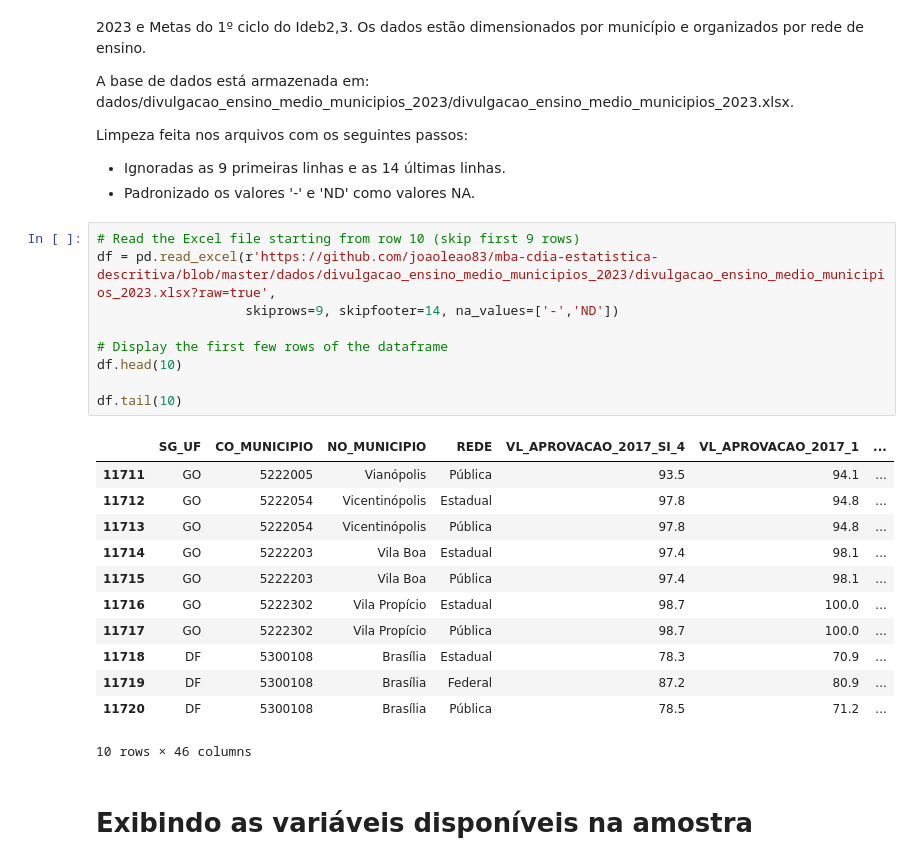
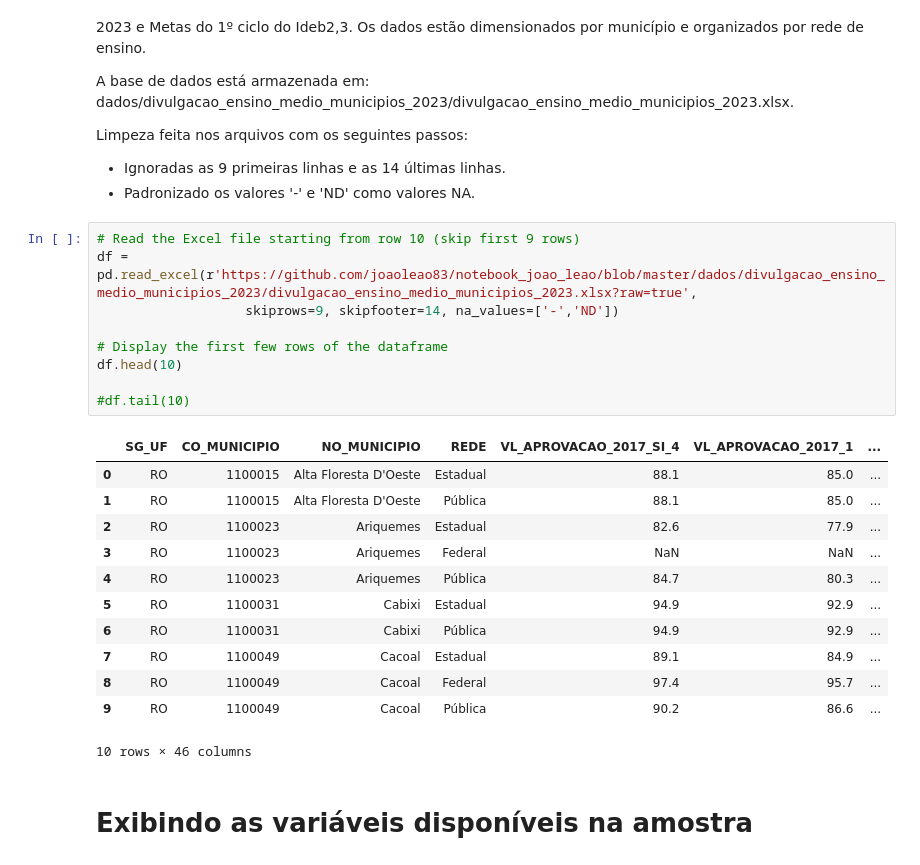
Before and after one commit to joaoleao83/notebook_joao_leao, a Jupyter notebook: MBA_CDIA_APRESENTACAO_JOAO_LEAO.ipynb, the cells around one changed output. Saved outputs shown, nothing was run; the diff lists cells and outputs as text.

Commit message:
Nova atualização do notebook

```diff
--- a/MBA_CDIA_APRESENTACAO_JOAO_LEAO.ipynb
+++ b/MBA_CDIA_APRESENTACAO_JOAO_LEAO.ipynb
@@ -20,25 +20,25 @@ Limpeza feita nos arquivos com os seguintes passos:
 - Padronizado os valores '-' e 'ND' como valores NA.
 # %%
 # Read the Excel file starting from row 10 (skip first 9 rows)
-df = pd.read_excel(r'https://github.com/joaoleao83/mba-cdia-estatistica-descritiva/blob/master/dados/divulgacao_ensino_medio_municipios_2023/divulgacao_ensino_medio_municipios_2023.xlsx?raw=true',
+df = pd.read_excel(r'https://github.com/joaoleao83/notebook_joao_leao/blob/master/dados/divulgacao_ensino_medio_municipios_2023/divulgacao_ensino_medio_municipios_2023.xlsx?raw=true',
                    skiprows=9, skipfooter=14, na_values=['-','ND'])
 
 # Display the first few rows of the dataframe
 df.head(10)
 
-df.tail(10)
+#df.tail(10)
 # %% [output]
 |  | SG_UF | CO_MUNICIPIO | NO_MUNICIPIO | REDE | VL_APROVACAO_2017_SI_4 | VL_APROVACAO_2017_1 | ... |
-| 11711 | GO | 5222005 | Vianópolis | Pública | 93.5 | 94.1 | ... |
-| 11712 | GO | 5222054 | Vicentinópolis | Estadual | 97.8 | 94.8 | ... |
-| 11713 | GO | 5222054 | Vicentinópolis | Pública | 97.8 | 94.8 | ... |
-| 11714 | GO | 5222203 | Vila Boa | Estadual | 97.4 | 98.1 | ... |
-| 11715 | GO | 5222203 | Vila Boa | Pública | 97.4 | 98.1 | ... |
-| 11716 | GO | 5222302 | Vila Propício | Estadual | 98.7 | 100.0 | ... |
-| 11717 | GO | 5222302 | Vila Propício | Pública | 98.7 | 100.0 | ... |
-| 11718 | DF | 5300108 | Brasília | Estadual | 78.3 | 70.9 | ... |
-| 11719 | DF | 5300108 | Brasília | Federal | 87.2 | 80.9 | ... |
-| 11720 | DF | 5300108 | Brasília | Pública | 78.5 | 71.2 | ... |
+| 0 | RO | 1100015 | Alta Floresta D'Oeste | Estadual | 88.1 | 85.0 | ... |
+| 1 | RO | 1100015 | Alta Floresta D'Oeste | Pública | 88.1 | 85.0 | ... |
+| 2 | RO | 1100023 | Ariquemes | Estadual | 82.6 | 77.9 | ... |
+| 3 | RO | 1100023 | Ariquemes | Federal | NaN | NaN | ... |
+| 4 | RO | 1100023 | Ariquemes | Pública | 84.7 | 80.3 | ... |
+| 5 | RO | 1100031 | Cabixi | Estadual | 94.9 | 92.9 | ... |
+| 6 | RO | 1100031 | Cabixi | Pública | 94.9 | 92.9 | ... |
+| 7 | RO | 1100049 | Cacoal | Estadual | 89.1 | 84.9 | ... |
+| 8 | RO | 1100049 | Cacoal | Federal | 97.4 | 95.7 | ... |
+| 9 | RO | 1100049 | Cacoal | Pública | 90.2 | 86.6 | ... |
 10 rows × 46 columns
 # %% [markdown]
 # Exibindo as variáveis disponíveis na amostra
```
